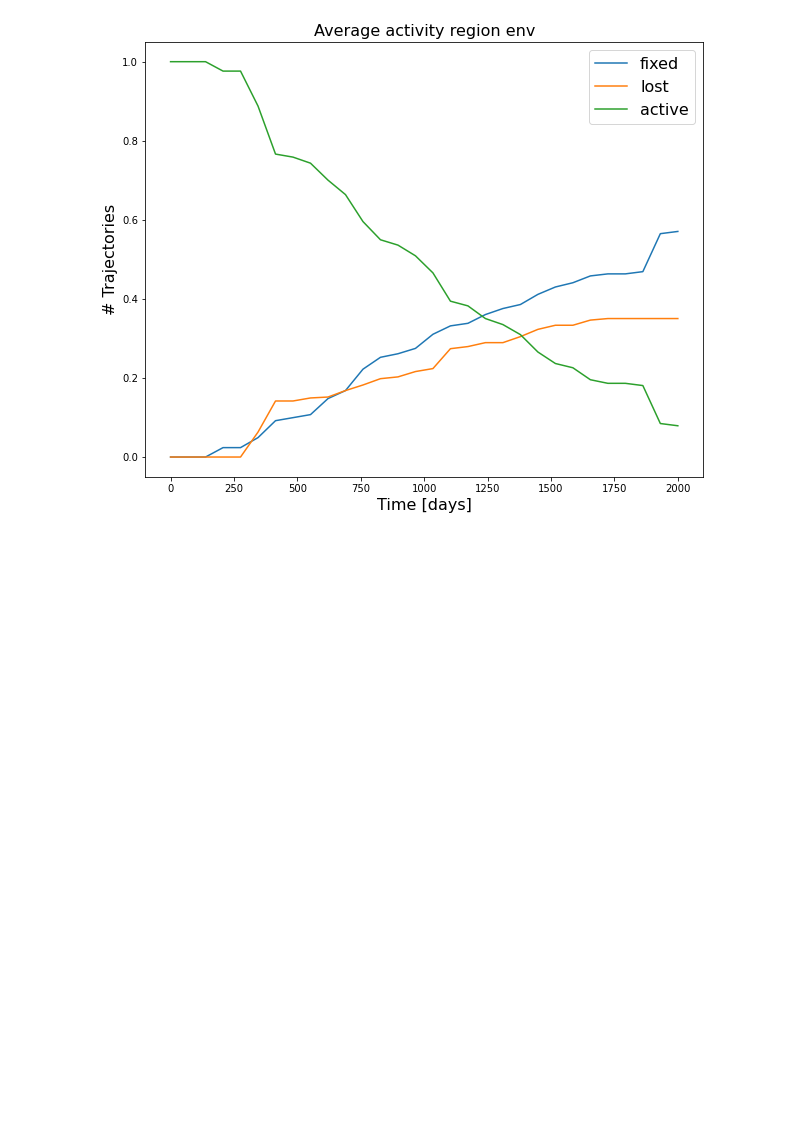
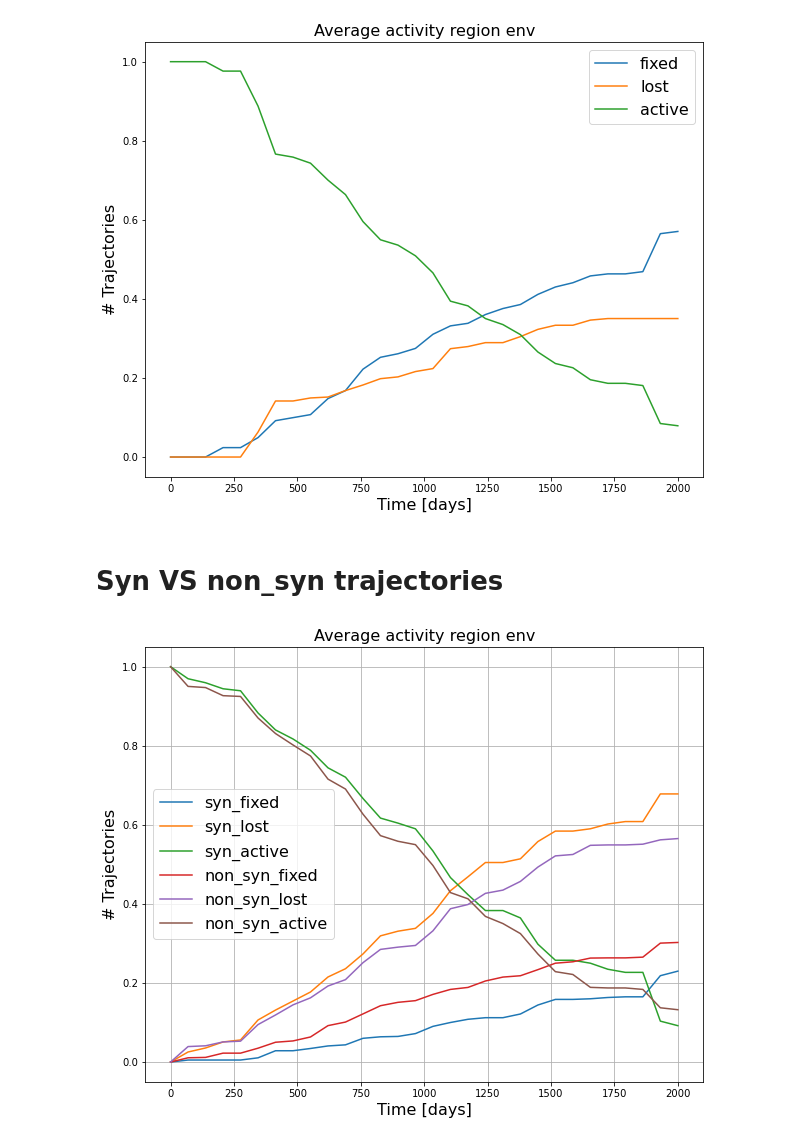
Before and after one commit to neherlab/HIVEVO_recombination, a Jupyter notebook: notebooks/Activity.ipynb, the cells around one changed output. Cells and saved outputs as stored; diff of their text form; code cells hidden in the pictures; blank space fills up the shorter version.

Commit message:
Activity plots for syn VS non_syn

```diff
--- a/notebooks/Activity.ipynb
+++ b/notebooks/Activity.ipynb
@@ -145,3 +145,5 @@ time_bins, fixed, lost, active, sum = average_activity(patient_names, region, no
 plot_average_activity(region, time_bins, fixed, lost, active, sum)
 # %% [output]
 [figure]
+# %% [markdown]
+# Syn VS non_syn trajectories
@@ -147,0 +180,29 @@ plot_average_activity(region, time_bins, fixed, lost, active, sum)
+# %%
+patient_names = ["p1", "p2", "p3", "p4", "p5", "p6", "p8", "p9", "p11"]
+region = "env"
+normalize = True
+remove_one_point_traj = True
+fontsize=16
+
+trajectories = trajectory.create_all_patient_trajectories(region)
+traj_syn = [traj for traj in trajectories if traj.synonymous == True]
+traj_non_syn = [traj for traj in trajectories if traj.synonymous == False]
+bins, syn_fixed, syn_lost, syn_active, syn_sum = get_average_activity(traj_syn, normalize, remove_one_point_traj)
+_, non_syn_fixed, non_syn_lost, non_syn_active, non_syn_sum = get_average_activity(traj_non_syn, normalize, remove_one_point_traj)
+
+
+plt.figure(figsize=(10,8))
+plt.title(f"Average activity region {region}", fontsize=fontsize)
+plt.plot(bins, syn_fixed, label="syn_fixed")
+plt.plot(bins, syn_lost, label="syn_lost")
+plt.plot(bins, syn_active, label="syn_active")
+plt.plot(bins, non_syn_fixed, label="non_syn_fixed")
+plt.plot(bins, non_syn_lost, label="non_syn_lost")
+plt.plot(bins, non_syn_active, label="non_syn_active")
+plt.legend(fontsize=fontsize)
+plt.xlabel("Time [days]", fontsize=fontsize)
+plt.ylabel("# Trajectories", fontsize=fontsize)
+plt.grid()
+plt.show()
+# %% [output]
+[figure, added]
```
Also changed, not shown: parts of 3 cells of this notebook, 1 other file.
